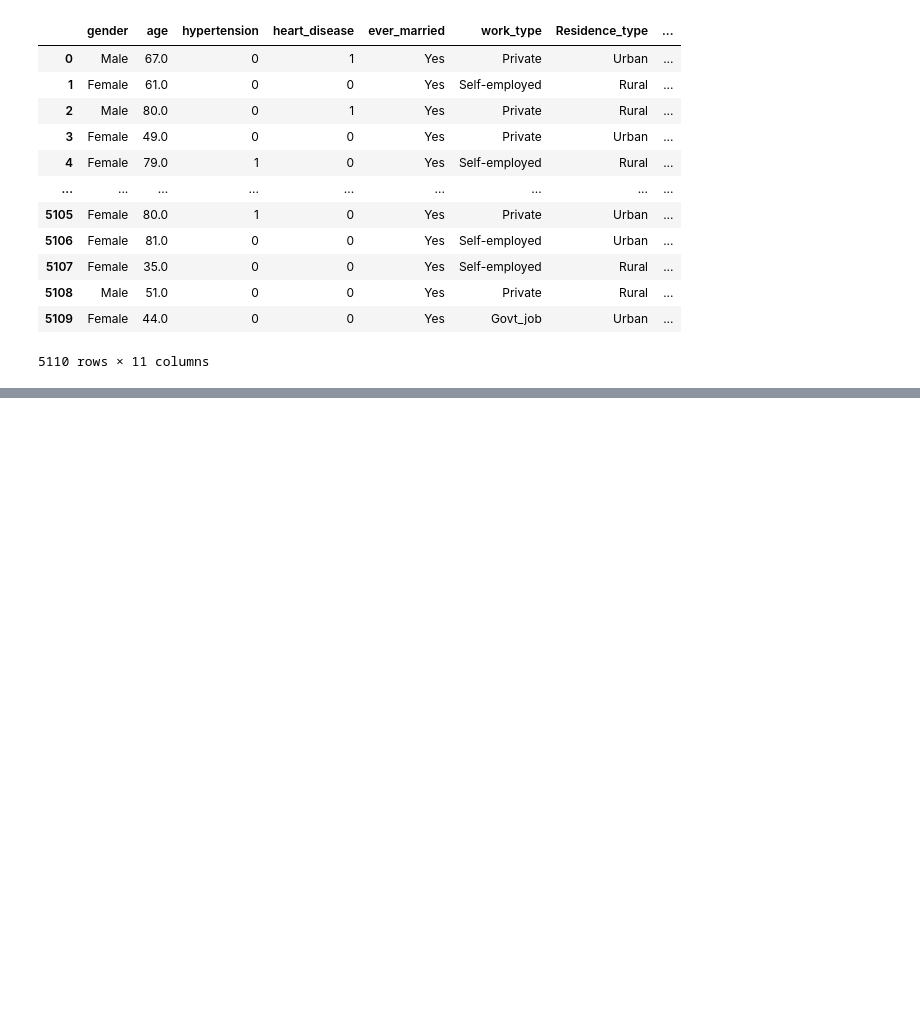
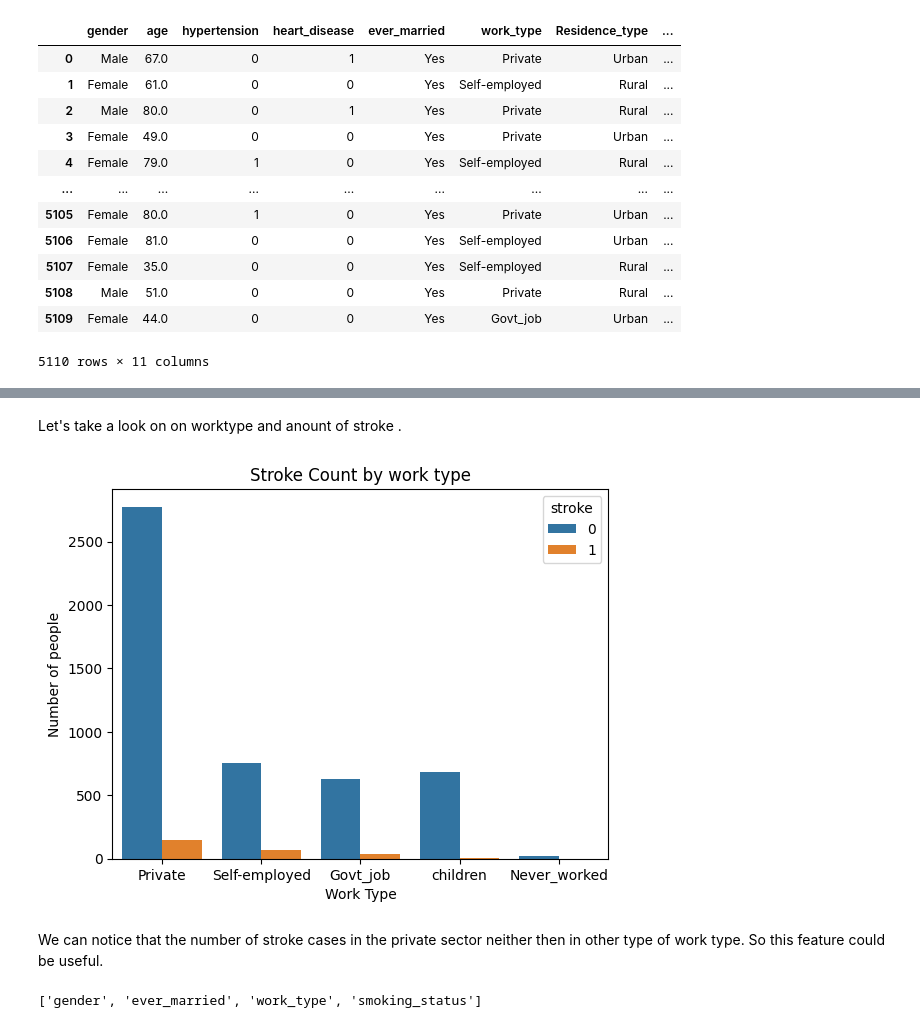
Before and after one commit to alexakh95/Data_mining, a Jupyter notebook: Project/logistic_regression.ipynb, the cells around one changed output, grey strips where cells are left out. Cells and saved outputs as stored; diff of their text form; code cells hidden in the pictures; blank space fills up the shorter version.

```diff
--- a/Project/logistic_regression.ipynb
+++ b/Project/logistic_regression.ipynb
@@ -57,0 +89,13 @@ dataframe
+# %% [markdown]
+Let's take a look on on worktype and anount of stroke .
+# %%
+sns.countplot(data=dataframe, x='work_type', hue='stroke')
+plt.title("Stroke Count by work type")
+plt.xlabel('Work Type')
+plt.ylabel('Number of people')
+
+plt.show()
+# %% [output]
+[figure, added]
+# %% [markdown]
+We can notice that the number of stroke cases in the private sector neither then in other type of work type. So this feature could be useful.
@@ -57,0 +110,7 @@ dataframe
+# %%
+#Encode categorical values
+from sklearn.preprocessing import OrdinalEncoder
+categorical_columns = dataframe.select_dtypes(include=['object', 'category']).columns.tolist()
+categorical_columns
+# %% [output]
+['gender', 'ever_married', 'work_type', 'smoking_status']
```
Also changed, not shown: parts of 38 cells of this notebook, 2 other files.
